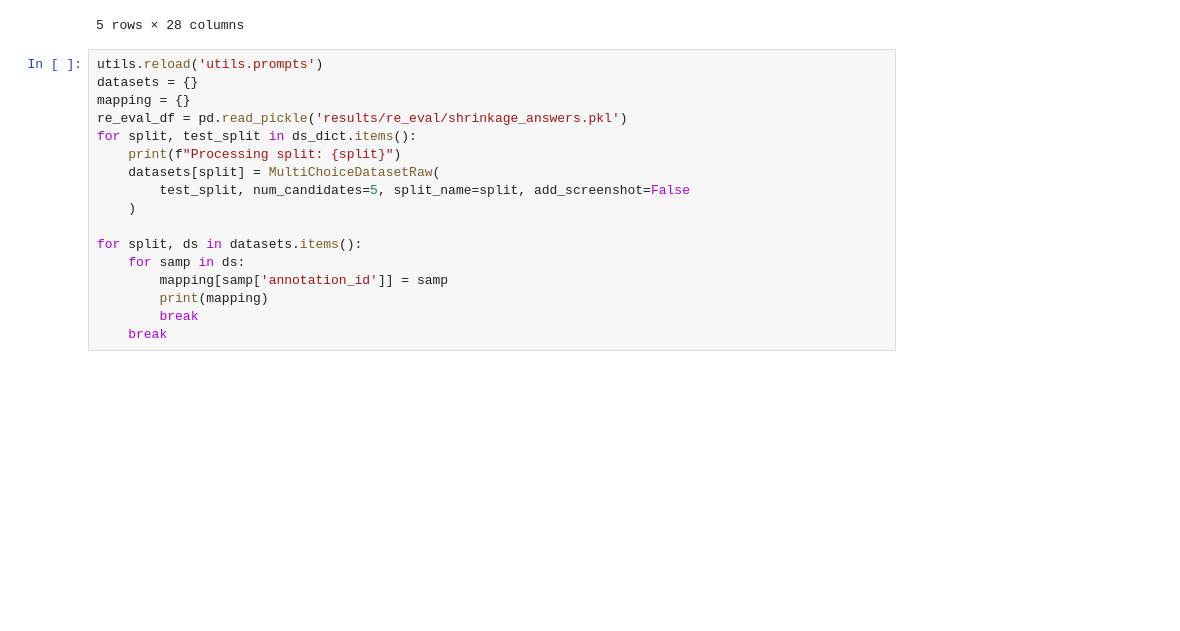
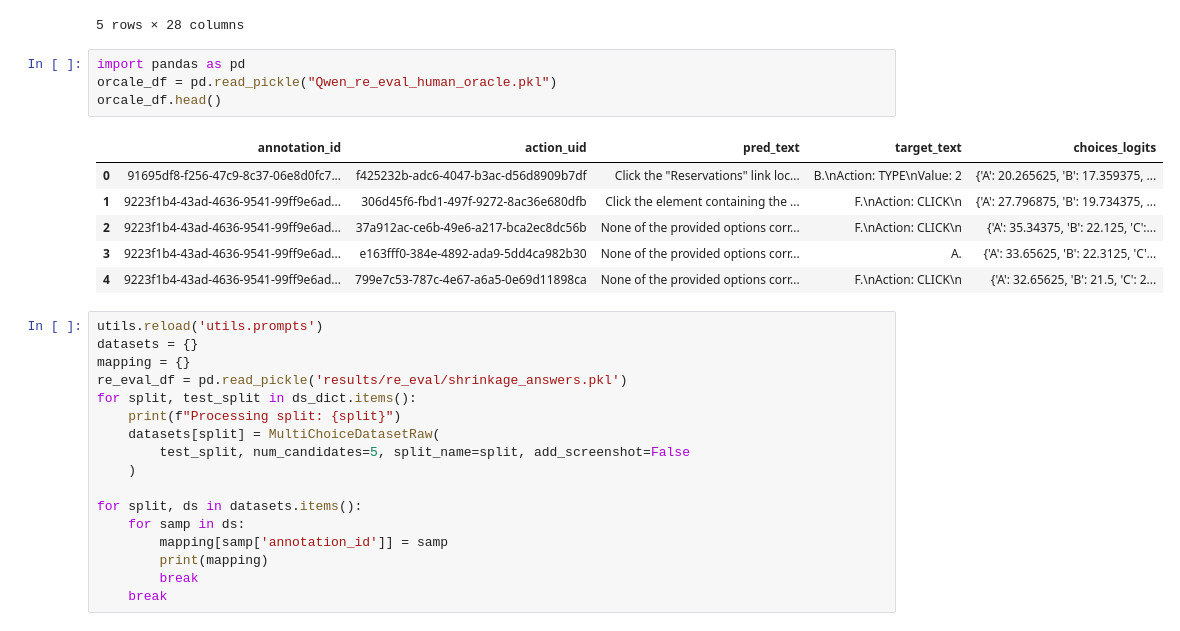
Before and after one commit to amitxy/Robots-That-Ask-For-Help-Over-The-Horizon, a Jupyter notebook: research.ipynb, the cells around one changed output. Saved outputs shown, nothing was run; the diff lists cells and outputs as text; blank space fills up the shorter version.

```diff
--- a/research.ipynb
+++ b/research.ipynb
@@ -157,6 +200,17 @@ df.head()
 | 3 | 3 | 91695df8-f256-47c9-8c37-06e8d0fc7... | 3e671043-cab2-4e44-a1ce-3ed9de91d16b | B. Action: CLICK | B. Action: CLICK | {'A': -9.131194131987709, 'B': 6.... | 0 | ... |
 | 4 | 4 | 91695df8-f256-47c9-8c37-06e8d0fc7... | 60888ab2-b605-4886-8dac-6ba72b6cde0a | B. Action: CLICK | B. Action: CLICK | {'A': -7.415719407218116, 'B': 6.... | 0 | ... |
 5 rows × 28 columns
+# %%
+import pandas as pd
+orcale_df = pd.read_pickle("Qwen_re_eval_human_oracle.pkl")
+orcale_df.head()
+# %% [output]
+|  | annotation_id | action_uid | pred_text | target_text | choices_logits |
+| 0 | 91695df8-f256-47c9-8c37-06e8d0fc7... | f425232b-adc6-4047-b3ac-d56d8909b7df | Click the "Reservations" link loc... | B.\nAction: TYPE\nValue: 2 | {'A': 20.265625, 'B': 17.359375, ... |
+| 1 | 9223f1b4-43ad-4636-9541-99ff9e6ad... | 306d45f6-fbd1-497f-9272-8ac36e680dfb | Click the element containing the ... | F.\nAction: CLICK\n | {'A': 27.796875, 'B': 19.734375, ... |
+| 2 | 9223f1b4-43ad-4636-9541-99ff9e6ad... | 37a912ac-ce6b-49e6-a217-bca2ec8dc56b | None of the provided options corr... | F.\nAction: CLICK\n | {'A': 35.34375, 'B': 22.125, 'C':... |
+| 3 | 9223f1b4-43ad-4636-9541-99ff9e6ad... | e163fff0-384e-4892-ada9-5dd4ca982b30 | None of the provided options corr... | A. | {'A': 33.65625, 'B': 22.3125, 'C'... |
+| 4 | 9223f1b4-43ad-4636-9541-99ff9e6ad... | 799e7c53-787c-4e67-a6a5-0e69d11898ca | None of the provided options corr... | F.\nAction: CLICK\n | {'A': 32.65625, 'B': 21.5, 'C': 2... |
 # %%
 utils.reload('utils.prompts')
 datasets = {}
```
Also changed, not shown: parts of 34 cells of this notebook, 4 other files.
